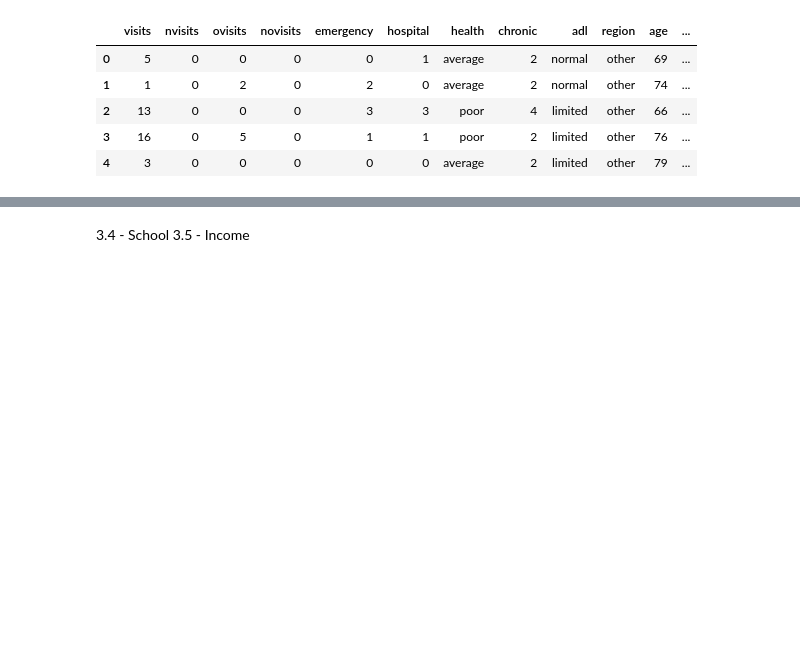
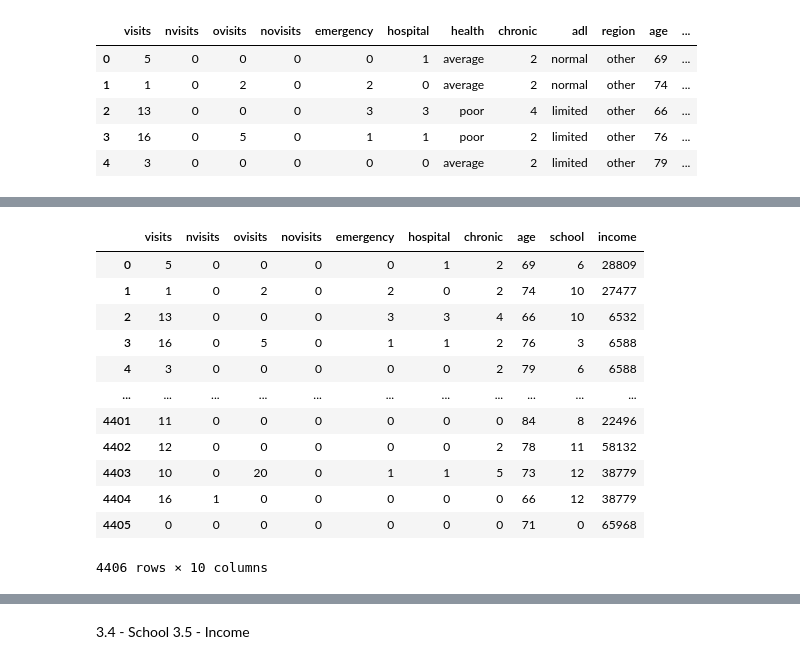
Before and after one commit to mobeloper/AIMLCaltechBootcamp, a Jupyter notebook: DataScience/Incremental_Capstone_Ebook_Dec/incremental_capstone.ipynb, the cells around one changed output, grey strips where cells are left out. Saved outputs shown, nothing was run; the diff lists cells and outputs as text; code cells hidden in the pictures; blank space fills up the shorter version.

```diff
--- a/DataScience/Incremental_Capstone_Ebook_Dec/incremental_capstone.ipynb
+++ b/DataScience/Incremental_Capstone_Ebook_Dec/incremental_capstone.ipynb
@@ -269,0 +329,20 @@ df.head()
+# %%
+# Only numerical columns can be included in a pivot table, other categorical columns must be dropped.
+
+# Select only numerical columns
+numerical_columns = df.select_dtypes(include=['number'])
+numerical_columns
+# %% [output]
+|  | visits | nvisits | ovisits | novisits | emergency | hospital | chronic | age | school | income |
+| 0 | 5 | 0 | 0 | 0 | 0 | 1 | 2 | 69 | 6 | 28809 |
+| 1 | 1 | 0 | 2 | 0 | 2 | 0 | 2 | 74 | 10 | 27477 |
+| 2 | 13 | 0 | 0 | 0 | 3 | 3 | 4 | 66 | 10 | 6532 |
+| 3 | 16 | 0 | 5 | 0 | 1 | 1 | 2 | 76 | 3 | 6588 |
+| 4 | 3 | 0 | 0 | 0 | 0 | 0 | 2 | 79 | 6 | 6588 |
+| ... | ... | ... | ... | ... | ... | ... | ... | ... | ... | ... |
+| 4401 | 11 | 0 | 0 | 0 | 0 | 0 | 0 | 84 | 8 | 22496 |
+| 4402 | 12 | 0 | 0 | 0 | 0 | 0 | 2 | 78 | 11 | 58132 |
+| 4403 | 10 | 0 | 20 | 0 | 1 | 1 | 5 | 73 | 12 | 38779 |
+| 4404 | 16 | 1 | 0 | 0 | 0 | 0 | 0 | 66 | 12 | 38779 |
+| 4405 | 0 | 0 | 0 | 0 | 0 | 0 | 0 | 71 | 0 | 65968 |
+4406 rows × 10 columns
```
Also changed, not shown: parts of 28 cells of this notebook, 1 other file.
